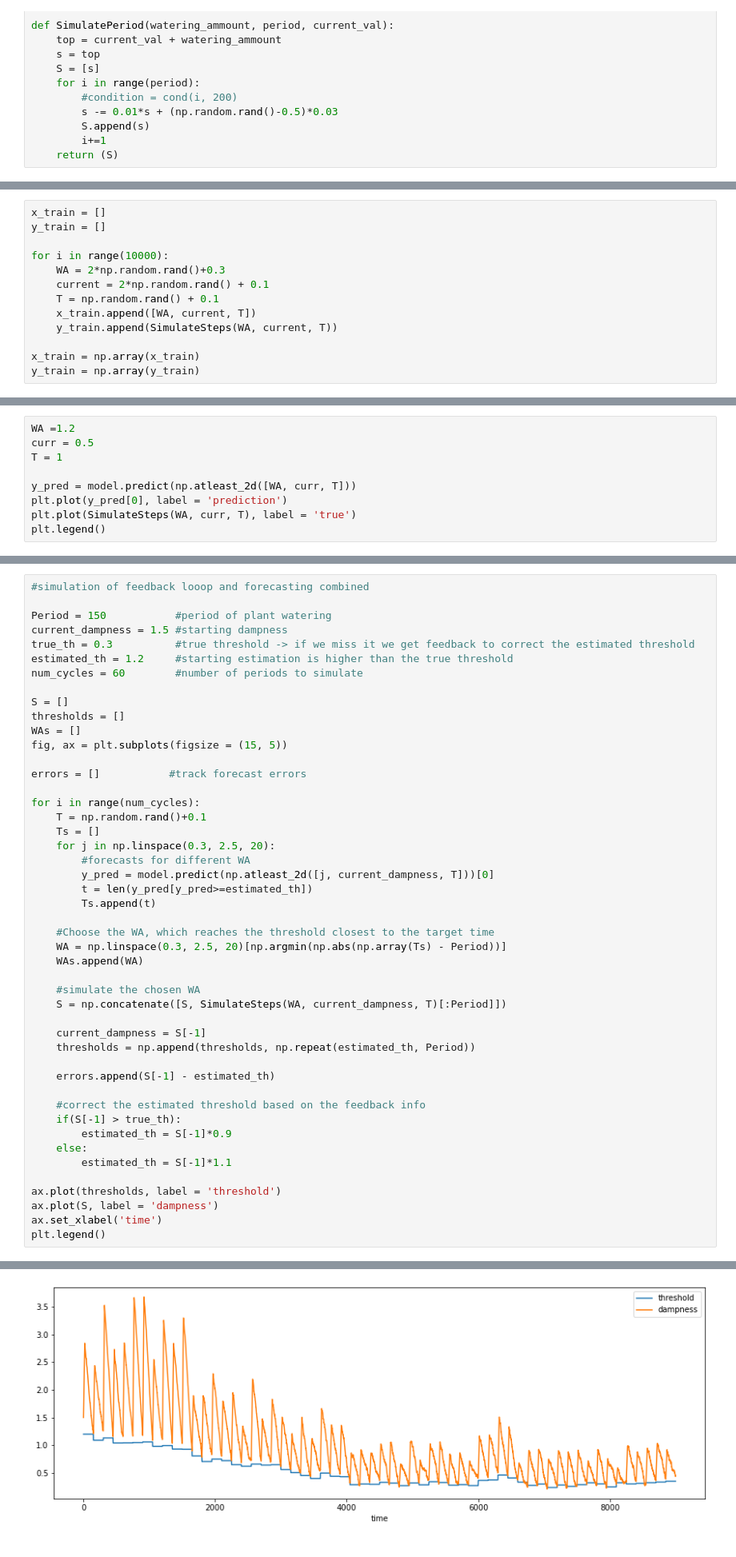
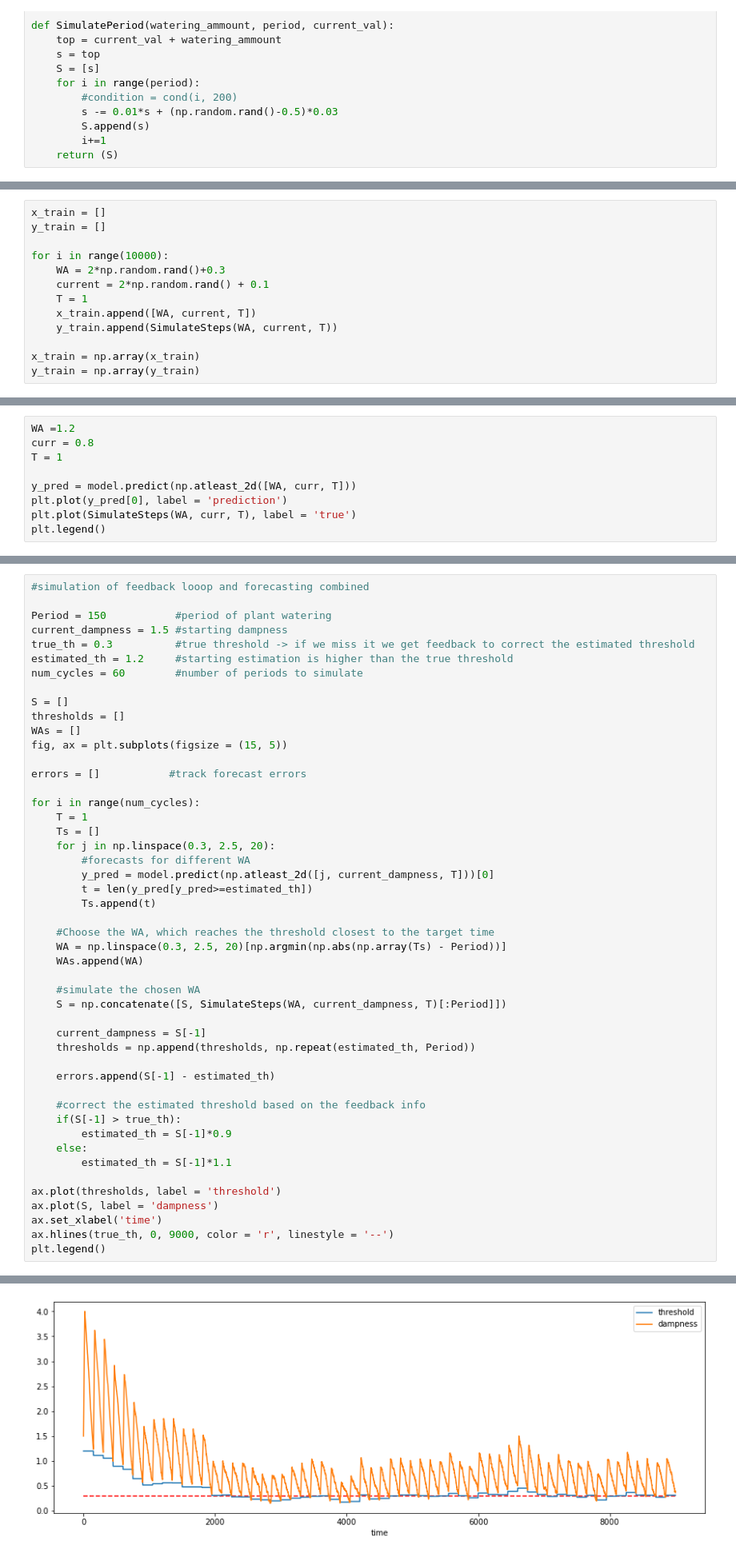
Before and after one commit to naiades-jsi/Carouge, a Jupyter notebook: notebooks/Flowerbed simulation.ipynb, the cells around one changed output, grey strips where cells are left out. Shown at 80% size. Cells and saved outputs as stored; diff of their text form.

```diff
--- a/notebooks/Flowerbed simulation.ipynb
+++ b/notebooks/Flowerbed simulation.ipynb
@@ -87,7 +84,7 @@ y_train = []
 for i in range(10000):
     WA = 2*np.random.rand()+0.3
     current = 2*np.random.rand() + 0.1
-    T = np.random.rand() + 0.1
+    T = 1
     x_train.append([WA, current, T])
     y_train.append(SimulateSteps(WA, current, T))
 
@@ -127,7 +124,7 @@ Epoch 30/30
 <tensorflow.python.keras.callbacks.History at 0x...>
 # %%
 WA =1.2
-curr = 0.5
+curr = 0.8
 T = 1
 
 y_pred = model.predict(np.atleast_2d([WA, curr, T]))
@@ -174,39 +171,40 @@ fig, ax = plt.subplots(figsize = (15, 5))
 errors = []           #track forecast errors
 
 for i in range(num_cycles):
-    T = np.random.rand()+0.1
+    T = 1
     Ts = []
     for j in np.linspace(0.3, 2.5, 20):
         #forecasts for different WA
         y_pred = model.predict(np.atleast_2d([j, current_dampness, T]))[0]
         t = len(y_pred[y_pred>=estimated_th])
         Ts.append(t)
 
     #Choose the WA, which reaches the threshold closest to the target time
     WA = np.linspace(0.3, 2.5, 20)[np.argmin(np.abs(np.array(Ts) - Period))]
     WAs.append(WA)
 
     #simulate the chosen WA
     S = np.concatenate([S, SimulateSteps(WA, current_dampness, T)[:Period]])
 
     current_dampness = S[-1]
     thresholds = np.append(thresholds, np.repeat(estimated_th, Period))
 
     errors.append(S[-1] - estimated_th)
 
     #correct the estimated threshold based on the feedback info
     if(S[-1] > true_th):
         estimated_th = S[-1]*0.9
     else:
         estimated_th = S[-1]*1.1
 
 ax.plot(thresholds, label = 'threshold')
 ax.plot(S, label = 'dampness')
 ax.set_xlabel('time')
+ax.hlines(true_th, 0, 9000, color = 'r', linestyle = '--')
 plt.legend()
 # %% [output]
 <matplotlib.legend.Legend at 0x...>
-[figure, old version]
+[figure, new version]
 # %%
 #If all is right, the WA's decrease and converge to final (optimal) value
 plt.plot(WAs)
```
Also changed, not shown: parts of 8 cells of this notebook, 9 other files.
